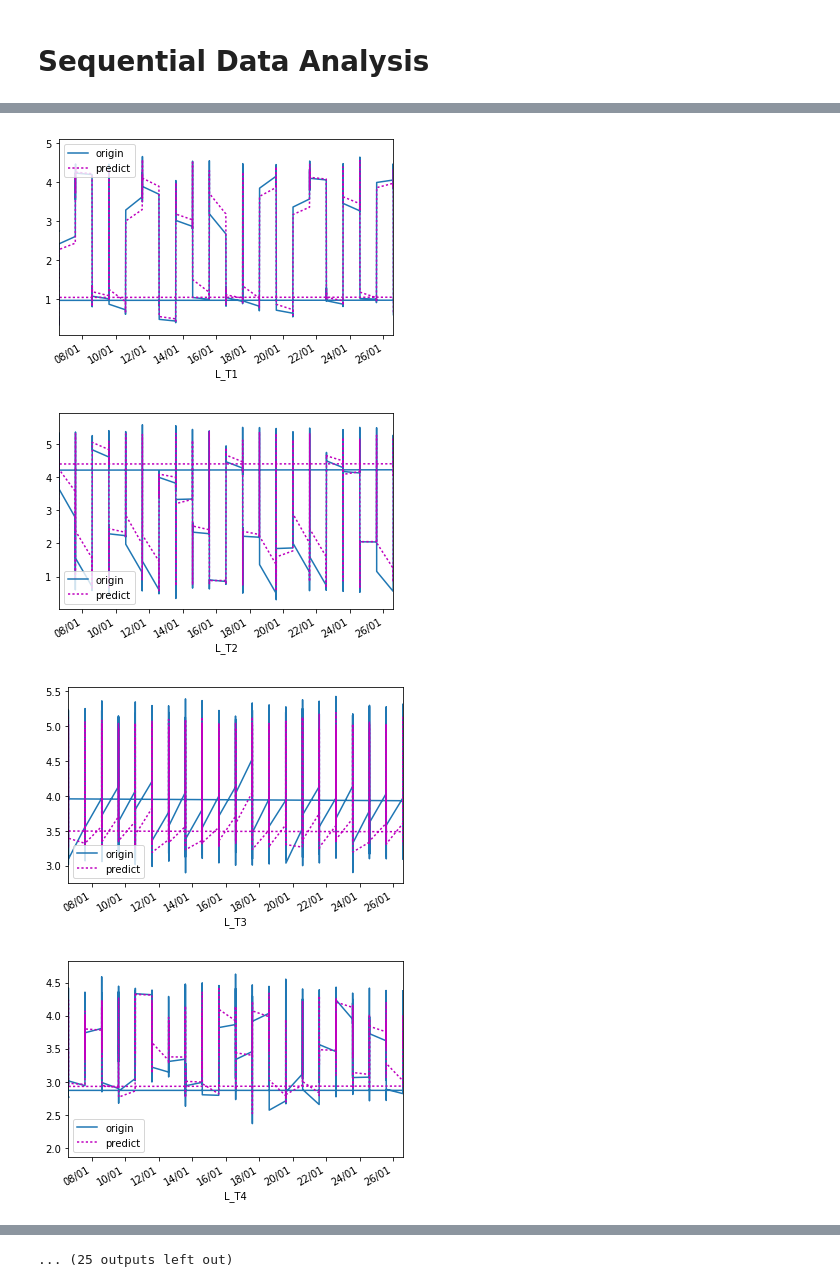
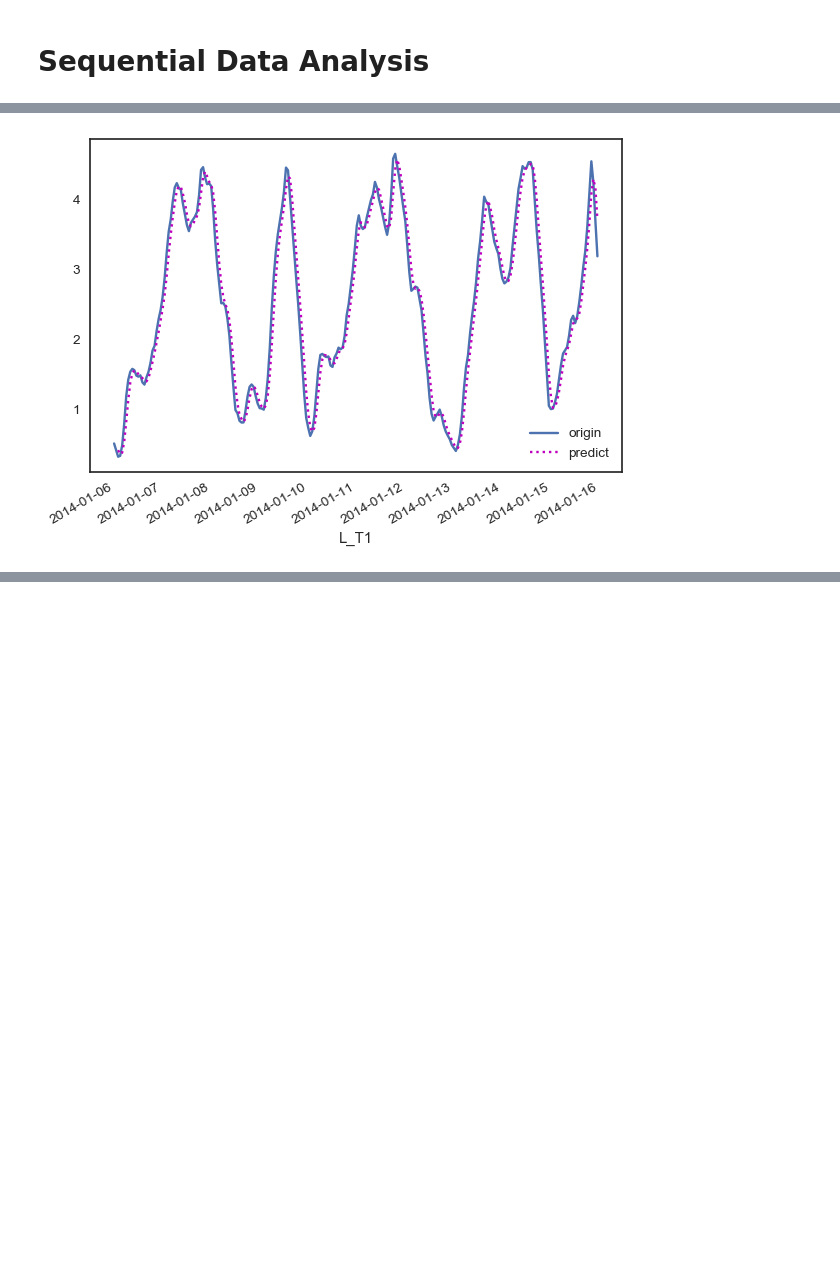
Before and after one commit to zLizy/Cyber-Data-Analysis, a Jupyter notebook: Anomaly_detction/sequential_data_analysis.ipynb, the cells around one changed output, grey strips where cells are left out. Cells and saved outputs as stored; diff of their text form; code cells hidden in the pictures; blank space fills up the shorter version.

```diff
--- a/Anomaly_detction/sequential_data_analysis.ipynb
+++ b/Anomaly_detction/sequential_data_analysis.ipynb
@@ -6,11 +6,21 @@ import pandas as pd
 import matplotlib.pyplot as plt
 import numpy as np
 import datetime
+from pandas.tools.plotting import autocorrelation_plot
 
 def parser(x):
-    return pd.datetime.strptime('2015'+x, '%Y%d/%m/%H %M')
+    return pd.datetime.strptime(x, '%d/%m/%y %H')
 
-data = read_csv('./BATADAL_dataset03.csv', header=0, parse_dates=[0], index_col=0, squeeze=True,\
+data1 = read_csv('../data/BATADAL_dataset03.csv', header=0, parse_dates=[0], index_col=0, squeeze=True,\
                   date_parser=parser)
 
-series = data.copy()
+data2 = read_csv('../data/BATADAL_dataset04.csv', header=0, parse_dates=[0], index_col=0, squeeze=True,\
+                  date_parser=parser)
+
+testset = read_csv('../data/BATADAL_test_dataset.csv', header=0, parse_dates=[0], index_col=0, squeeze=True,\
+                  date_parser=parser)
+
+series1 = data1.copy()
+
+date = data1.index.copy()
+testset.index = range(len(testset))
@@ -25,27 +64,23 @@ for i in range(size):
 # %%
 #print(series.head())
 
 import matplotlib.dates as mdates
 
-for i in range(len(data.columns)):
-    a = data.iloc[:,i]
-
-    # Tail-rolling average transform
-    rolling = a.rolling(window=3)
-    rolling_mean = rolling.mean()
-    # plot
-    fig, ax = plt.subplots()
-    plt.plot(a.index, a.values,label='origin')
-    plt.plot(a.index,rolling_mean,'m:',label='predict')
-    plt.legend()
-    plt.gcf().autofmt_xdate()
-    myFmt = mdates.DateFormatter('%d/%m')
-    plt.gca().xaxis.set_major_formatter(myFmt)
-    plt.xlim(a.index.values[0],a.index.values[500])
-    plt.xlabel(str(data.columns.values[i]))
-    plt.show()
+idx = 0
+a = data1.iloc[:,idx][:240]
+# Tail-rolling average transform
+rolling = a.rolling(window=3)
+rolling_mean = rolling.mean()
+plt.figure(figsize=(7,5),dpi=98)
+plt.plot(a.index, a.values,label='origin')
+plt.plot(a.index,rolling_mean,'m:',label='predict')
+plt.legend()
+plt.gcf().autofmt_xdate()
+#  myFmt = mdates.DateFormatter('%d/%m %H:%M')
+#  plt.gca().xaxis.set_major_formatter(myFmt)
+#  plt.xlim(date.values[:100])
+plt.xlabel(str(data1.columns.values[idx]))
+plt.savefig('d1_predict.png', dpi=300, bbox_inches='tight')
+plt.show()
 # %% [output]
-[figure, old version]
+[figure, new version]
-[figure, removed]
-[figure, removed]
-[figure, removed]
@@ -60,4 +87,3 @@ for i in range(len(data.columns)):
-... (25 outputs left out)
 # %%
 import seaborn as sns
 
```
Also changed, not shown: parts of 6 cells of this notebook.
